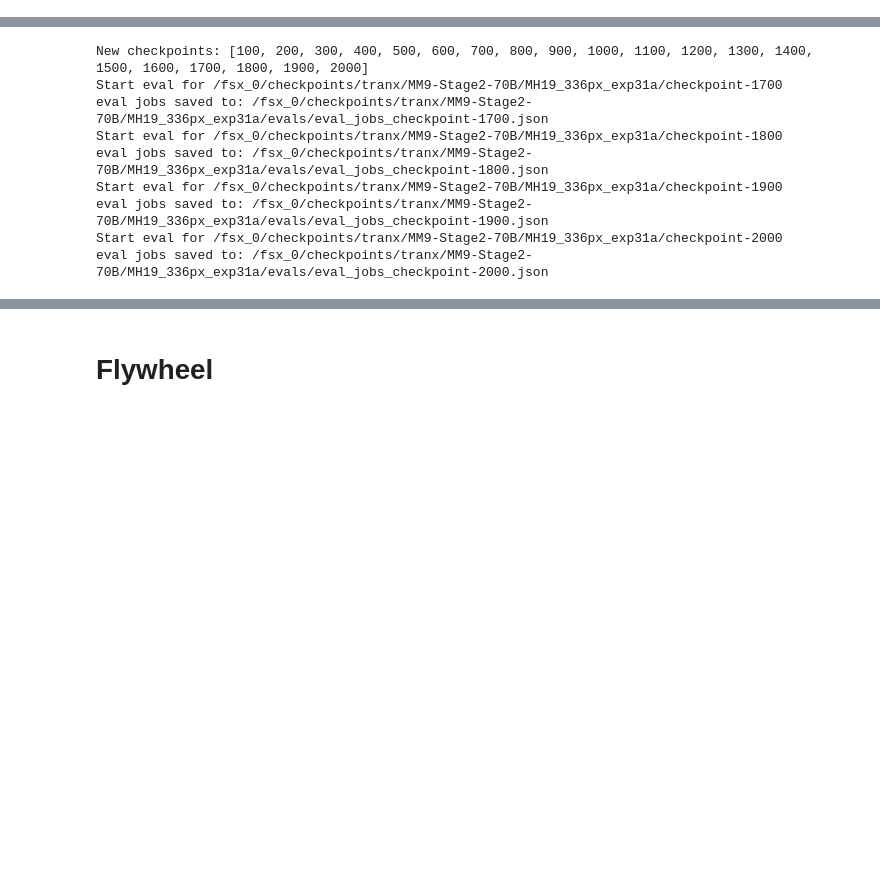
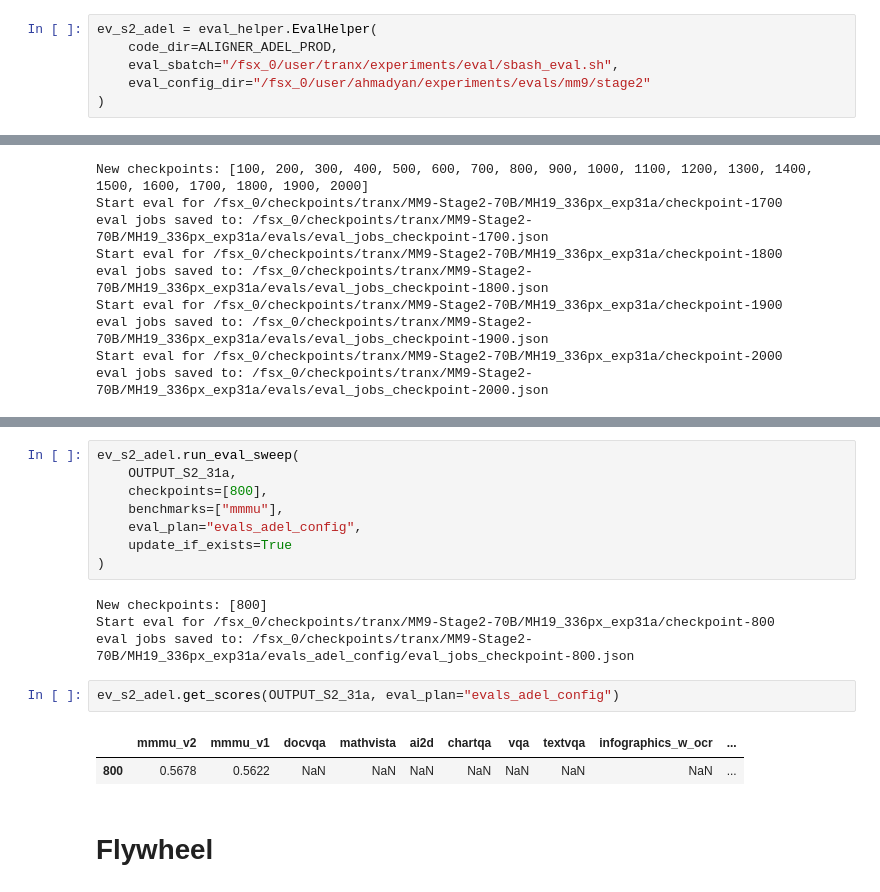
Before and after one commit to harrytranx/experiments, a Jupyter notebook: eval_sft.ipynb, the cells around one changed output, grey strips where cells are left out. Cells and saved outputs as stored; diff of their text form; blank space fills up the shorter version.

```diff
--- a/eval_sft.ipynb
+++ b/eval_sft.ipynb
@@ -546,6 +546,12 @@ ev.get_scores(OUTPUT_SFT10)
 | 5600 | 0.5822 | 0.5644 | 0.7999 | 0.544 | 0.8135 | 0.6035 | 0.7142 | 0.70674 | 0.7108 | ... |
 # %% [markdown]
 # Stage 2
+# %%
+ev_s2_adel = eval_helper.EvalHelper(
+    code_dir=ALIGNER_ADEL_PROD,
+    eval_sbatch="/fsx_0/user/tranx/experiments/eval/sbash_eval.sh",
+    eval_config_dir="/fsx_0/user/ahmadyan/experiments/evals/mm9/stage2"
+)
 # %%
 OUTPUT_S2_5800 = "/fsx_0/checkpoints/aligner/mm9_stage2/MH19_336px_128nodes_exp28"
 OUTPUT_S2_8800 = "/fsx_0/checkpoints/tranx/MM9-Stage2-70B/MH19_336px_128nodes_exp30"
@@ -707,3 +713,20 @@ ev.get_scores(OUTPUT_S2_31a)
+# %%
+ev_s2_adel.run_eval_sweep(
+    OUTPUT_S2_31a,
+    checkpoints=[800],
+    benchmarks=["mmmu"],
+    eval_plan="evals_adel_config",
+    update_if_exists=True
+)
+# %% [output]
+New checkpoints: [800]
+Start eval for /fsx_0/checkpoints/tranx/MM9-Stage2-70B/MH19_336px_exp31a/checkpoint-800
+eval jobs saved to: /fsx_0/checkpoints/tranx/MM9-Stage2-70B/MH19_336px_exp31a/evals_adel_config/eval_jobs_checkpoint-800.json
+# %%
+ev_s2_adel.get_scores(OUTPUT_S2_31a, eval_plan="evals_adel_config")
+# %% [output]
+|  | mmmu_v2 | mmmu_v1 | docvqa | mathvista | ai2d | chartqa | vqa | textvqa | infographics_w_ocr | ... |
+| 800 | 0.5678 | 0.5622 | NaN | NaN | NaN | NaN | NaN | NaN | NaN | ... |
 # %% [markdown]
 # Flywheel
 # %%
```
Also changed, not shown: parts of 1 cell of this notebook, 7 other files.
